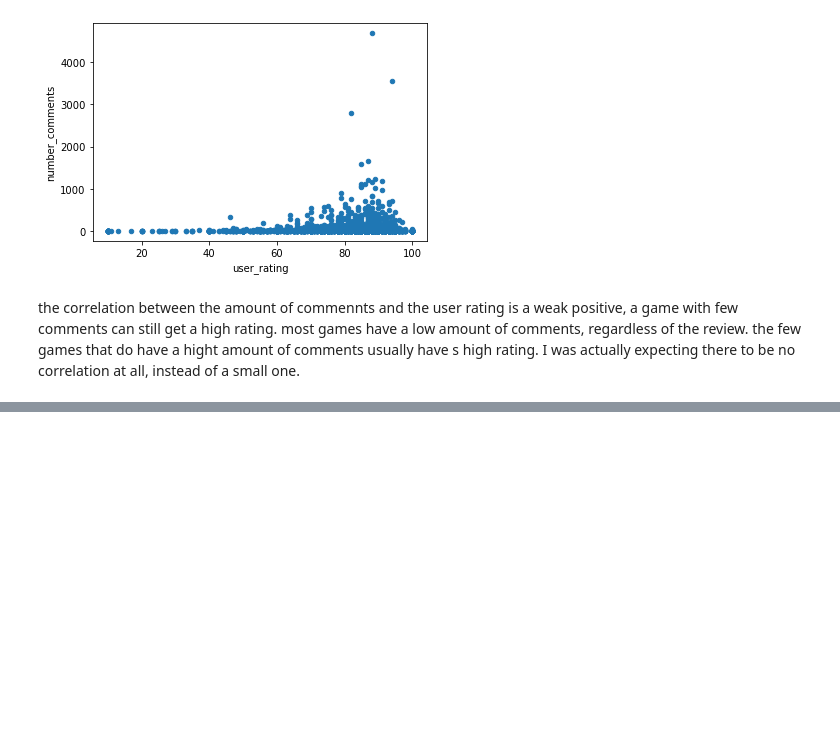
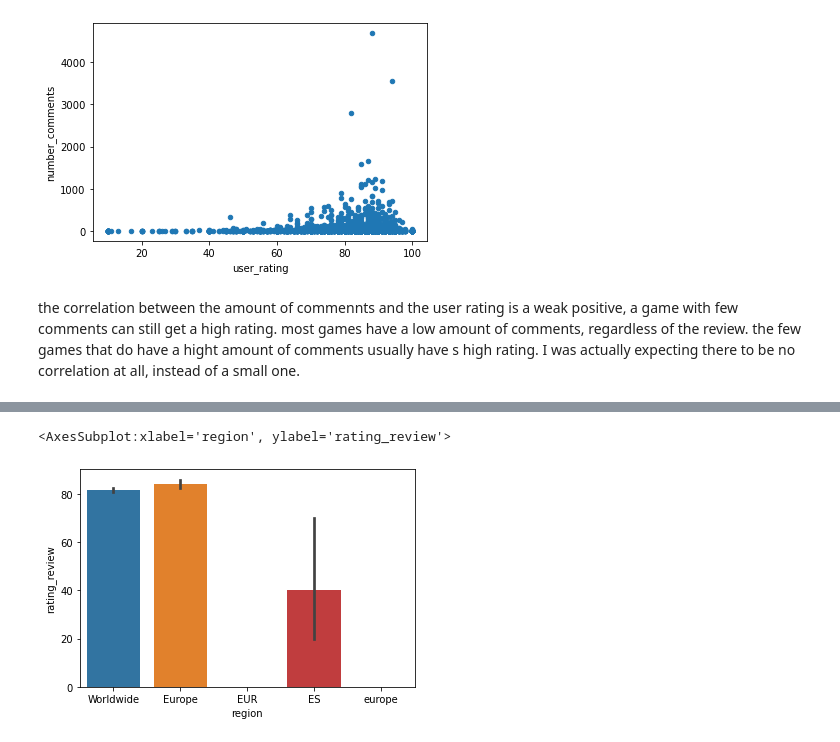
Before and after one commit to Draakedan/Intro_Data_Science_AH, a Jupyter notebook: week 2/week 2 assingment 10 + 12 - own dataset bivariate analysis.ipynb, the cells around one changed output, grey strips where cells are left out. Drawn from its saved outputs; the diff is of its cells as text; code cells hidden in the pictures; blank space fills up the shorter version.

```diff
--- a/week 2/week 2 assingment 10 - own dataset bivariate analysis.ipynb
+++ b/week 2/week 2 assingment 10 + 12 - own dataset bivariate analysis.ipynb
@@ -51,0 +74,5 @@ I was actually expecting there to be no correlation at all, instead of a small o
+# %%
+sns.barplot(y= 'rating_review', x = 'region', data = gameData)
+# %% [output]
+<AxesSubplot:xlabel='region', ylabel='rating_review'>
+[figure, added]
```
Also changed, not shown: parts of 7 cells of this notebook.
